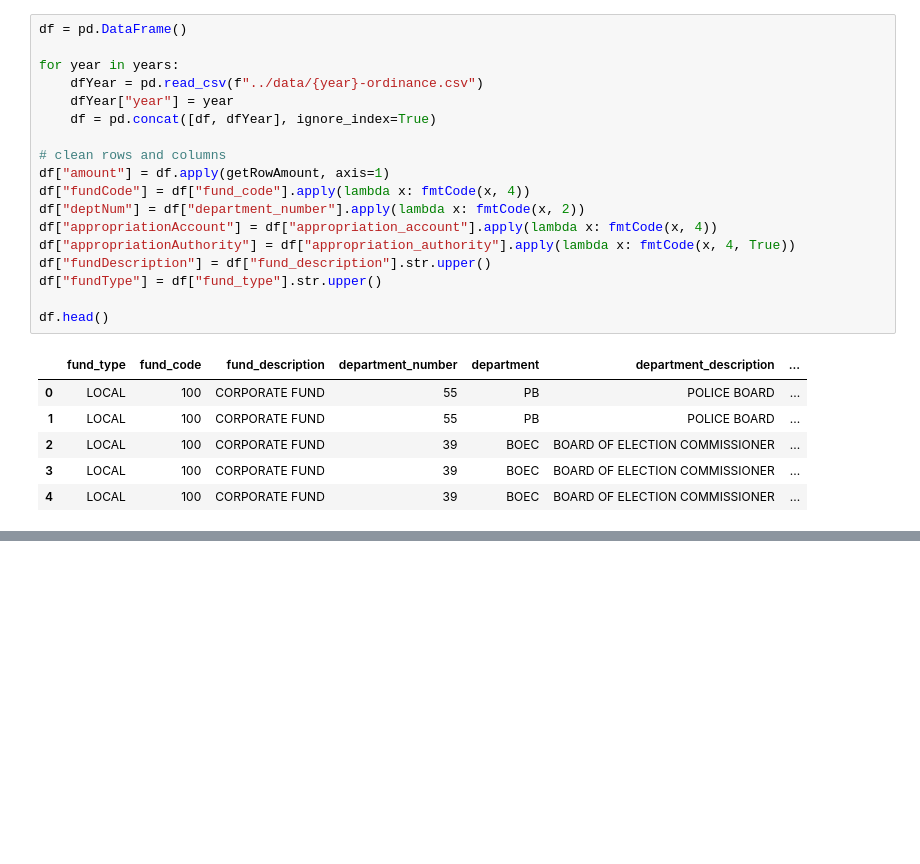
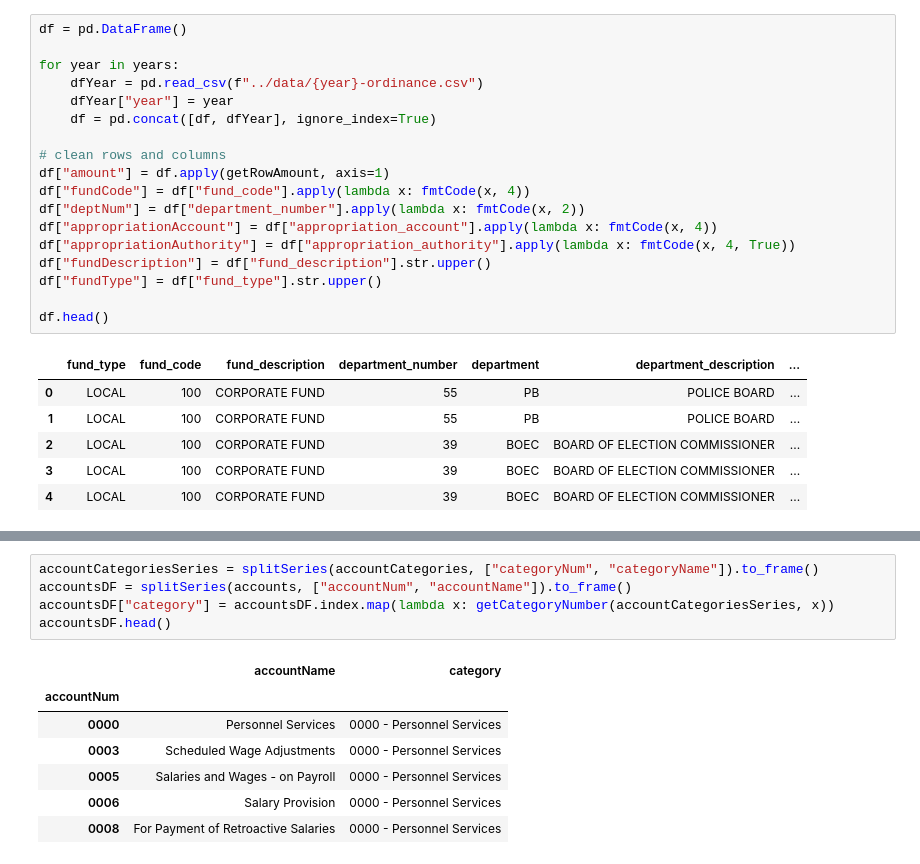
Before and after one commit to RamarkoB/ChiBudget, a Jupyter notebook: python/notebooks/ordinanceTest.ipynb, the cells around one changed output, grey strips where cells are left out. Drawn from its saved outputs; the diff is of its cells as text; blank space fills up the shorter version.

```diff
--- a/python/notebooks/ordinanceTest.ipynb
+++ b/python/notebooks/ordinanceTest.ipynb
@@ -523,4 +549,17 @@ deptsDF.head()
 | 05 | Budget and Management | Finance & Administration |
 | 06 | Technology and Innovation | Finance & Administration |
 | 15 | City Council | Legislative & Elections |
+# %%
+accountCategoriesSeries = splitSeries(accountCategories, ["categoryNum", "categoryName"]).to_frame()
+accountsDF = splitSeries(accounts, ["accountNum", "accountName"]).to_frame()
+accountsDF["category"] = accountsDF.index.map(lambda x: getCategoryNumber(accountCategoriesSeries, x))
+accountsDF.head()
+# %% [output]
+|  | accountName | category |
+| accountNum |  |  |
+| 0000 | Personnel Services | 0000 - Personnel Services |
+| 0003 | Scheduled Wage Adjustments | 0000 - Personnel Services |
+| 0005 | Salaries and Wages - on Payroll | 0000 - Personnel Services |
+| 0006 | Salary Provision | 0000 - Personnel Services |
+| 0008 | For Payment of Retroactive Salaries | 0000 - Personnel Services |
 # %%
```
Also changed, not shown: parts of 7 cells of this notebook, 11 other files.
